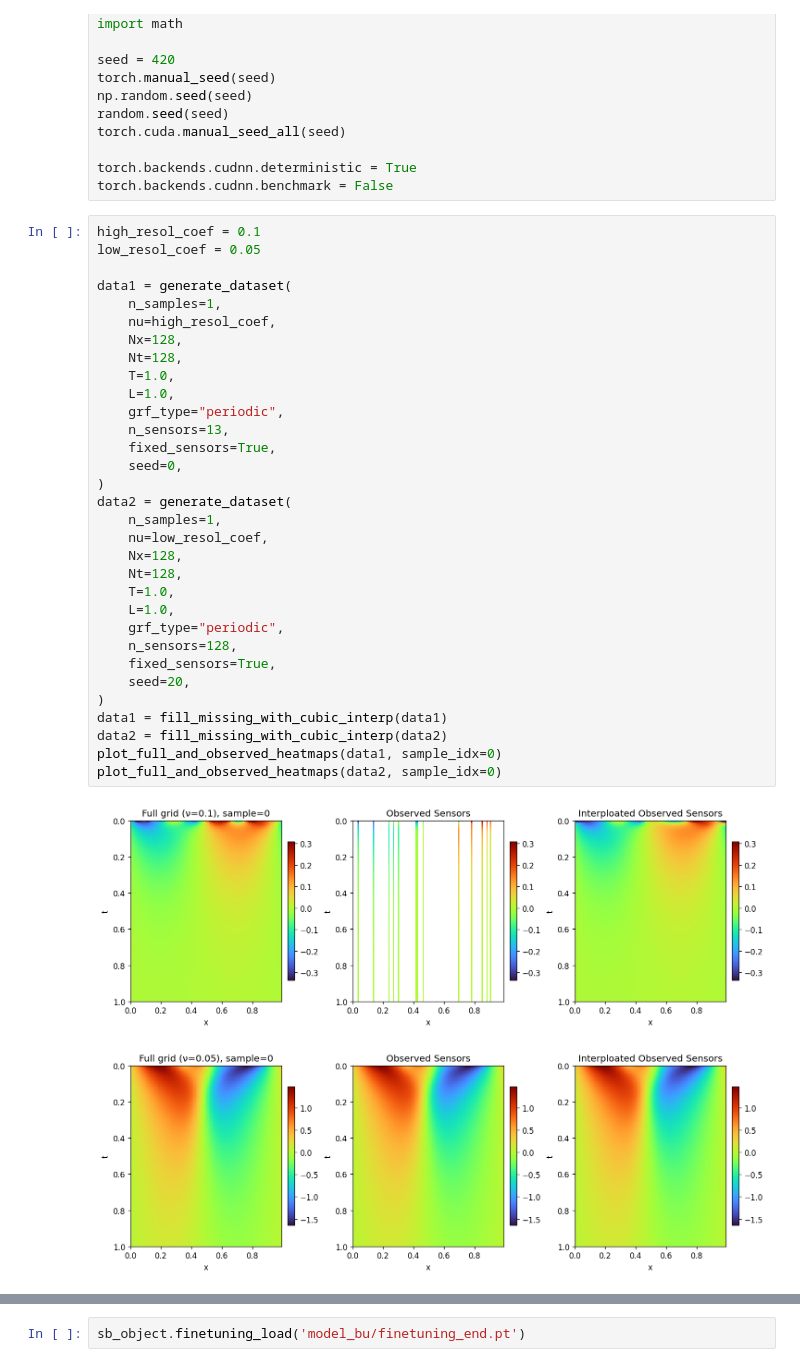
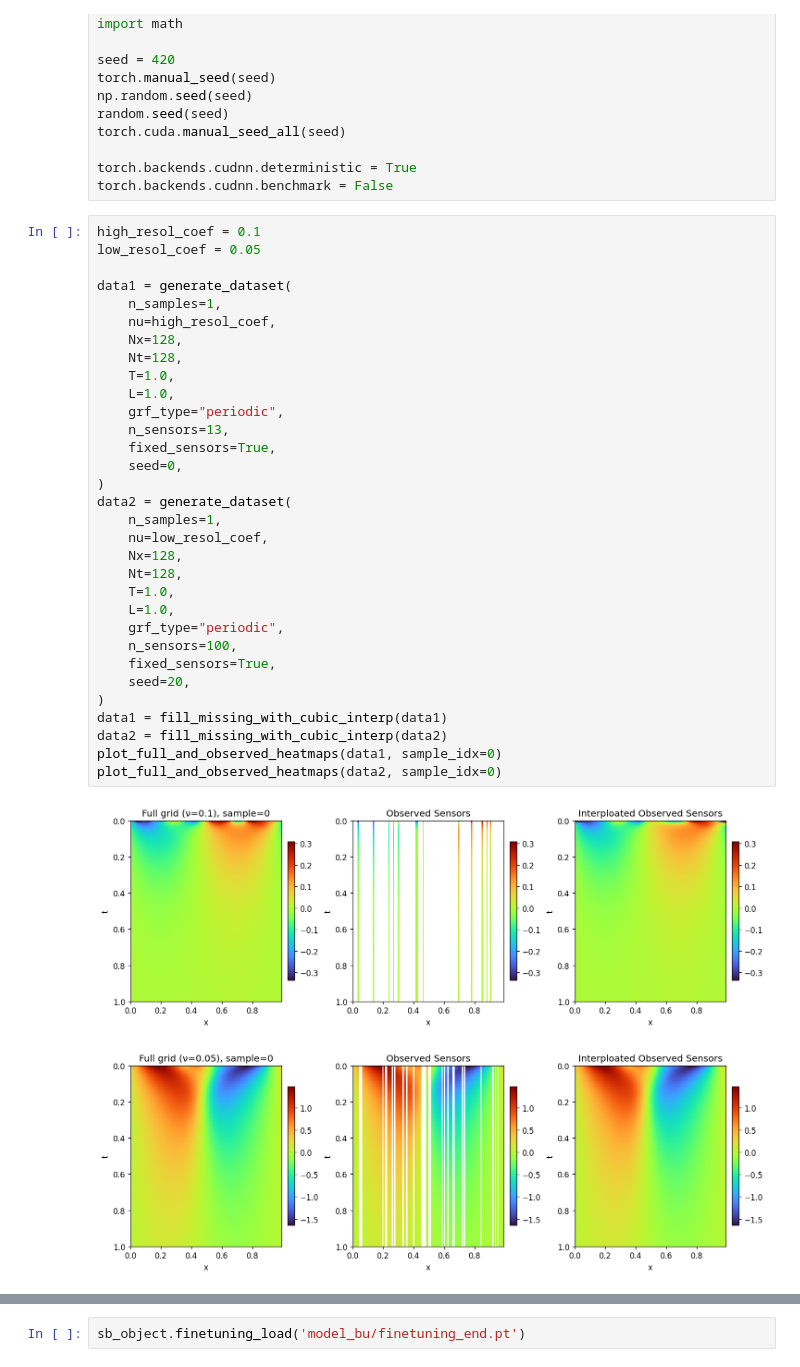
Before and after one commit to DohyunBu/PICSB, a Jupyter notebook: train_BU.ipynb, the cells around one changed output, grey strips where cells are left out. Saved outputs shown, nothing was run; the diff lists cells and outputs as text.

```diff
--- a/train_BU.ipynb
+++ b/train_BU.ipynb
@@ -28,35 +28,35 @@ low_resol_coef = 0.05
 
 data1 = generate_dataset(
     n_samples=1,
     nu=high_resol_coef,
     Nx=128,
     Nt=128,
     T=1.0,
     L=1.0,
     grf_type="periodic",
     n_sensors=13,
     fixed_sensors=True,
     seed=0,
 )
 data2 = generate_dataset(
     n_samples=1,
     nu=low_resol_coef,
     Nx=128,
     Nt=128,
     T=1.0,
     L=1.0,
     grf_type="periodic",
-    n_sensors=128,
+    n_sensors=100,
     fixed_sensors=True,
     seed=20,
 )
 data1 = fill_missing_with_cubic_interp(data1)
 data2 = fill_missing_with_cubic_interp(data2)
 plot_full_and_observed_heatmaps(data1, sample_idx=0)
 plot_full_and_observed_heatmaps(data2, sample_idx=0)
 # %% [output]
 [figure]
-[figure, old version]
+[figure, new version]
 # %%
 ((np.abs(data2['U_full'] - data2['U_filled']))**2).mean()
 # %% [output]
```
Also changed, not shown: parts of 10 cells of this notebook, 2 other files.
